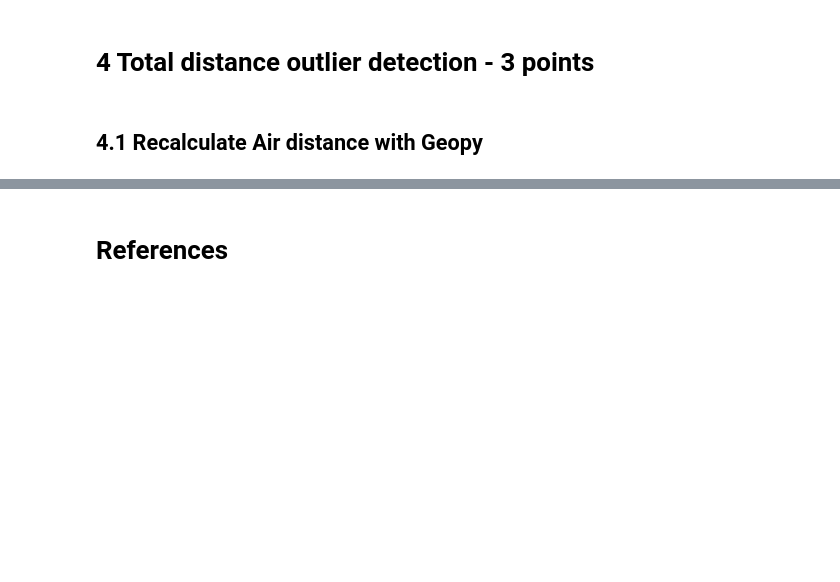
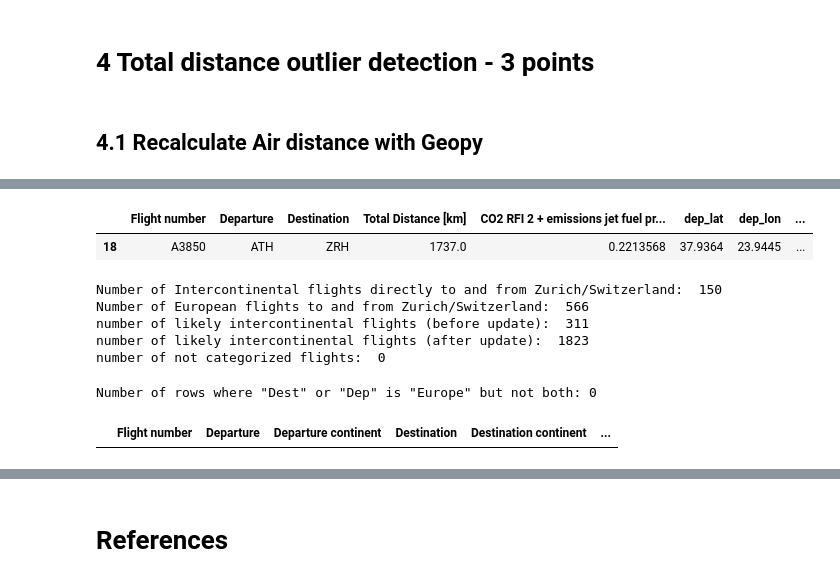
Before and after one commit to gelpkmar/IVDA-A3, a Jupyter notebook: assignment3_Gelpke_Marlon.ipynb, the cells around one changed output, grey strips where cells are left out. Drawn from its saved outputs; the diff is of its cells as text; code cells hidden in the pictures; blank space fills up the shorter version.

```diff
--- a/assignment3_Gelpke_Marlon.ipynb
+++ b/assignment3_Gelpke_Marlon.ipynb
@@ -618,0 +653,3 @@ Name: Total Distance [km], dtype: float64
+# %%
+# Setup
+data_airports = pd.read_csv('data/iata-icao.csv')
@@ -618,0 +788,10 @@ Name: Total Distance [km], dtype: float64
+# %%
+# setup
+data_flights = pd.read_csv('data/t4_FlightData.csv')
+data_airports = pd.read_csv('data/t5_AirportData.csv')
+flight_times = pd.read_csv('data/t5_FlightTimes.csv')
+
+
+data_flights['ZRH_intercontinental'] = False
+data_flights['ZRH_european'] = False
+data_flights['likely_intercontinental'] = False
@@ -618,0 +885,12 @@ Name: Total Distance [km], dtype: float64
+# %%
+# Intercontinental flights directly to and from Zurich/Switzerland
+data_flights = data_flights.apply(ZRH_intercontinental, axis=1)
+nr_ZRH_intercontinental = data_flights['ZRH_intercontinental'].sum()
+
+# European flights to and from Zurich/Switzerland
+data_flights = data_flights.apply(ZRH_european, axis=1)
+nr_ZRH_european = data_flights['ZRH_european'].sum()
+
+# Likely intercontinental flights from / to Europe
+data_flights = data_flights.apply(likely_intercontinental, axis=1)
+nr_likely_intercontinental = (data_flights["likely_intercontinental"]!=False).sum()
@@ -618,0 +918,52 @@ Name: Total Distance [km], dtype: float64
+# %%
+nr_likely_intercontinental_updated = (data_flights_update["likely_intercontinental"]!=False).sum()
+
+display(data_flights_update[data_flights_update['Flight number']=="A3850"])
+
+print("Number of Intercontinental flights directly to and from Zurich/Switzerland: ", nr_ZRH_intercontinental)
+print("Number of European flights to and from Zurich/Switzerland: ", nr_ZRH_european)
+
+print('number of likely intercontinental flights (before update): ', nr_likely_intercontinental)
+print('number of likely intercontinental flights (after update): ', nr_likely_intercontinental_updated)
+
+
+columns_to_check = ['ZRH_intercontinental', 'ZRH_european', 'likely_intercontinental']
+nr_not_categorized = data_flights[(data_flights[columns_to_check] == False).all(axis=1)].shape[0]
+
+print(f'number of not categorized flights: ', nr_not_categorized)
+# %% [output]
+|  | Flight number | Departure | Destination | Total Distance [km] | CO2 RFI 2 + emissions jet fuel pr... | dep_lat | dep_lon | ... |
+| 18 | A3850 | ATH | ZRH | 1737.0 | 0.2213568 | 37.9364 | 23.9445 | ... |
+Number of Intercontinental flights directly to and from Zurich/Switzerland:  150
+Number of European flights to and from Zurich/Switzerland:  566
+number of likely intercontinental flights (before update):  311
+number of likely intercontinental flights (after update):  1823
+number of not categorized flights:  0
+# %%
+notcategorized = data_flights[(data_flights[columns_to_check] == False).all(axis=1)]
+
+notcategorized['Departure continent'] = None
+notcategorized['Destination continent'] = None
+
+def classify_continent_notcategorized(row):
+    departure_data = data_airports[data_airports['iata'] == row['Departure']].iloc[0]
+    destination_data = data_airports[data_airports['iata'] == row['Destination']].iloc[0]
+
+    row['Departure continent'] = departure_data['continent']
+    row['Destination continent'] = destination_data['continent']
+
+    return row
+
+notcategorized_classified = notcategorized.apply(classify_continent_notcategorized, axis=1)
+
+# Create a Dataframe to investigate remaining intercontinental flights which haven't been labelled likely intercontinental
+europe_rows = notcategorized_classified[
+    ((notcategorized_classified['Departure continent'] == 'Europe') & (notcategorized_classified['Destination continent'] != 'Europe')) |
+    ((notcategorized_classified['Destination continent'] == 'Europe') & (notcategorized_classified['Departure continent'] != 'Europe'))
+    ]
+
+print(f'Number of rows where "Dest" or "Dep" is "Europe" but not both: {len(europe_rows)}')
+display(europe_rows[['Flight number', 'Departure', 'Departure continent', 'Destination', 'Destination continent', 'likely_intercontinental']])
+# %% [output]
+Number of rows where "Dest" or "Dep" is "Europe" but not both: 0
+|  | Flight number | Departure | Departure continent | Destination | Destination continent | ... |
```
Also changed, not shown: parts of 37 cells of this notebook.
